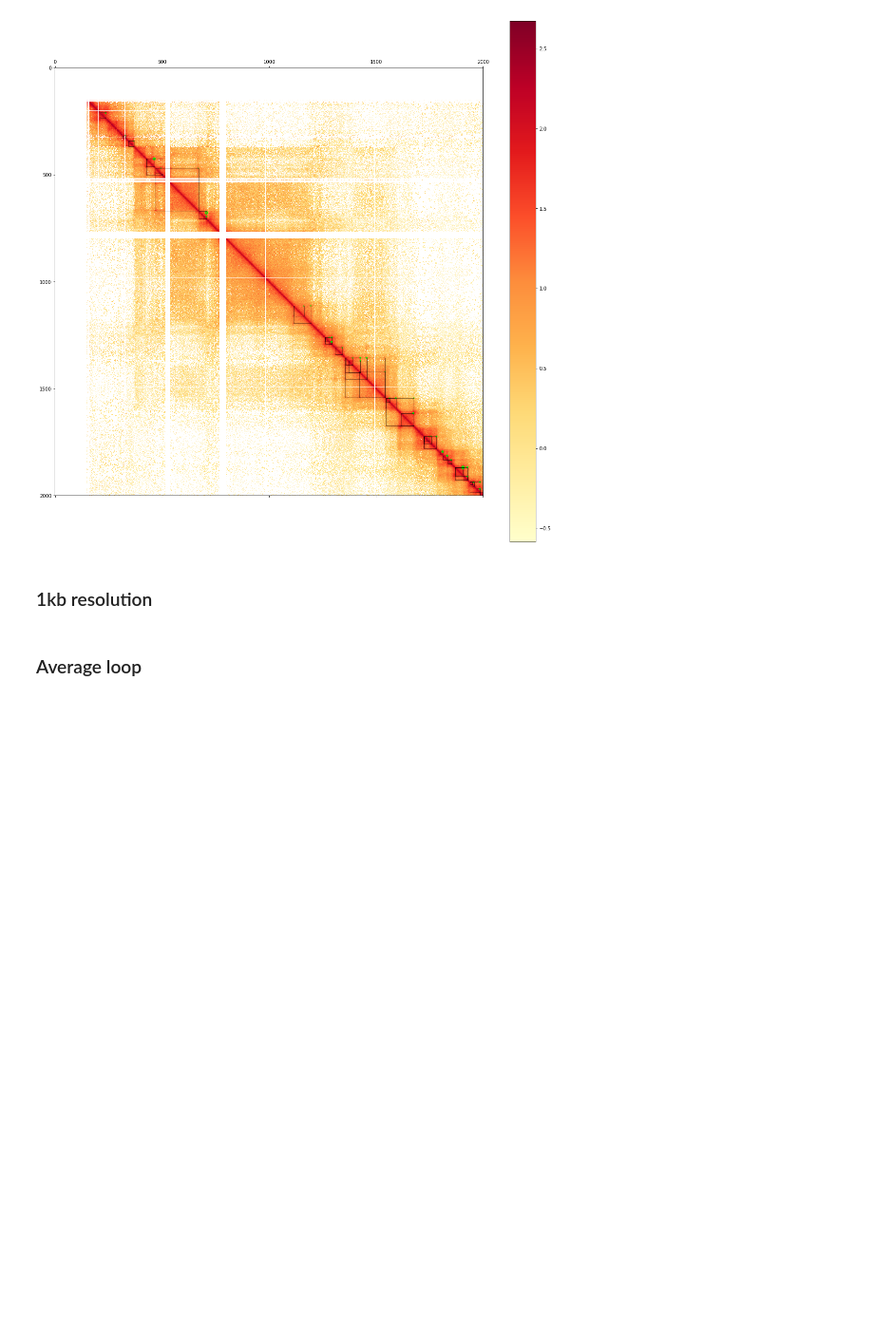
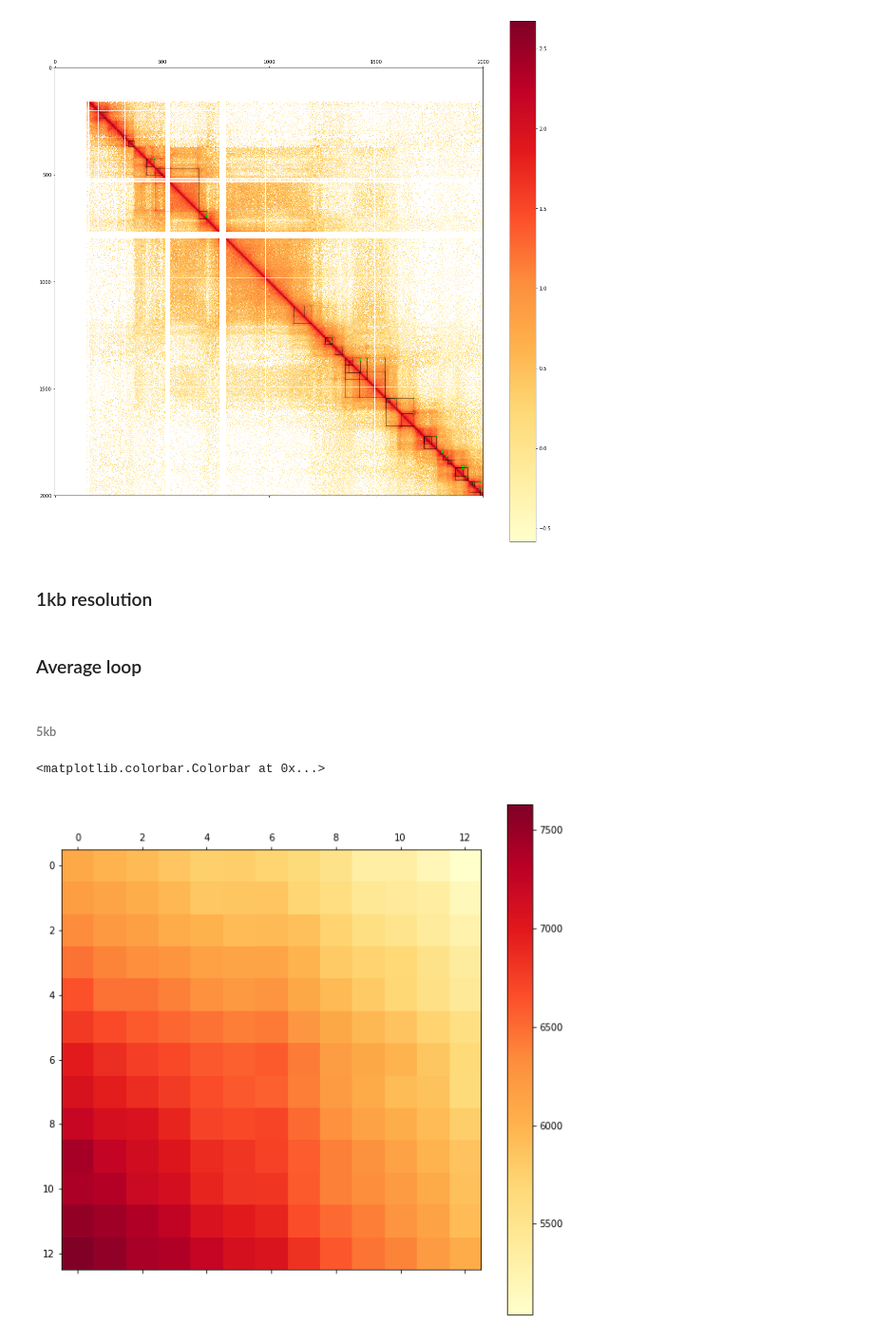
Before and after one commit to GoodBoy962/Dictyostelium-loops, a Jupyter notebook: rao/parse_rao_HiC_and_loops.ipynb, the cells around one changed output. Shown at 95% size. Drawn from its saved outputs; the diff is of its cells as text; code cells hidden in the pictures; blank space fills up the shorter version.

Commit message:
average loop calc

```diff
--- a/rao/parse_rao_HiC_and_loops.ipynb
+++ b/rao/parse_rao_HiC_and_loops.ipynb
@@ -118,2 +118,32 @@ resolution = 10**3
 # %% [markdown]
 ### Average loop
+# %% [markdown]
+###### 5kb
+# %%
+resolution = 5*10**3
+
+row = loops.iloc[100]
+
+window_size = 13
+loop_sum = np.zeros((window_size, window_size))
+
+for index, row in loops_info.iterrows():
+
+    loop_y_centroid = int(row.centroid1/resolution)
+    loop_x_centroid = int(row.centroid2/resolution)
+
+    loop_window = log10arr_5kb[loop_y_centroid-math.floor(window_size/2):loop_y_centroid+math.ceil(window_size/2),
+                               loop_x_centroid-math.floor(window_size/2):loop_x_centroid+math.ceil(window_size/2)]
+
+    loop_window[loop_window == -np.inf] = -1
+    loop_sum += np.nan_to_num(loop_window)
+# %%
+fig = plt.figure(figsize=(10, 10))
+ax = fig.add_subplot(111)
+
+im = ax.matshow(loop_sum, cmap='YlOrRd')
+
+fig.colorbar(im)
+# %% [output]
+<matplotlib.colorbar.Colorbar at 0x...>
+[figure, added]
```
Also changed, not shown: parts of 6 cells of this notebook, 1 other file.
